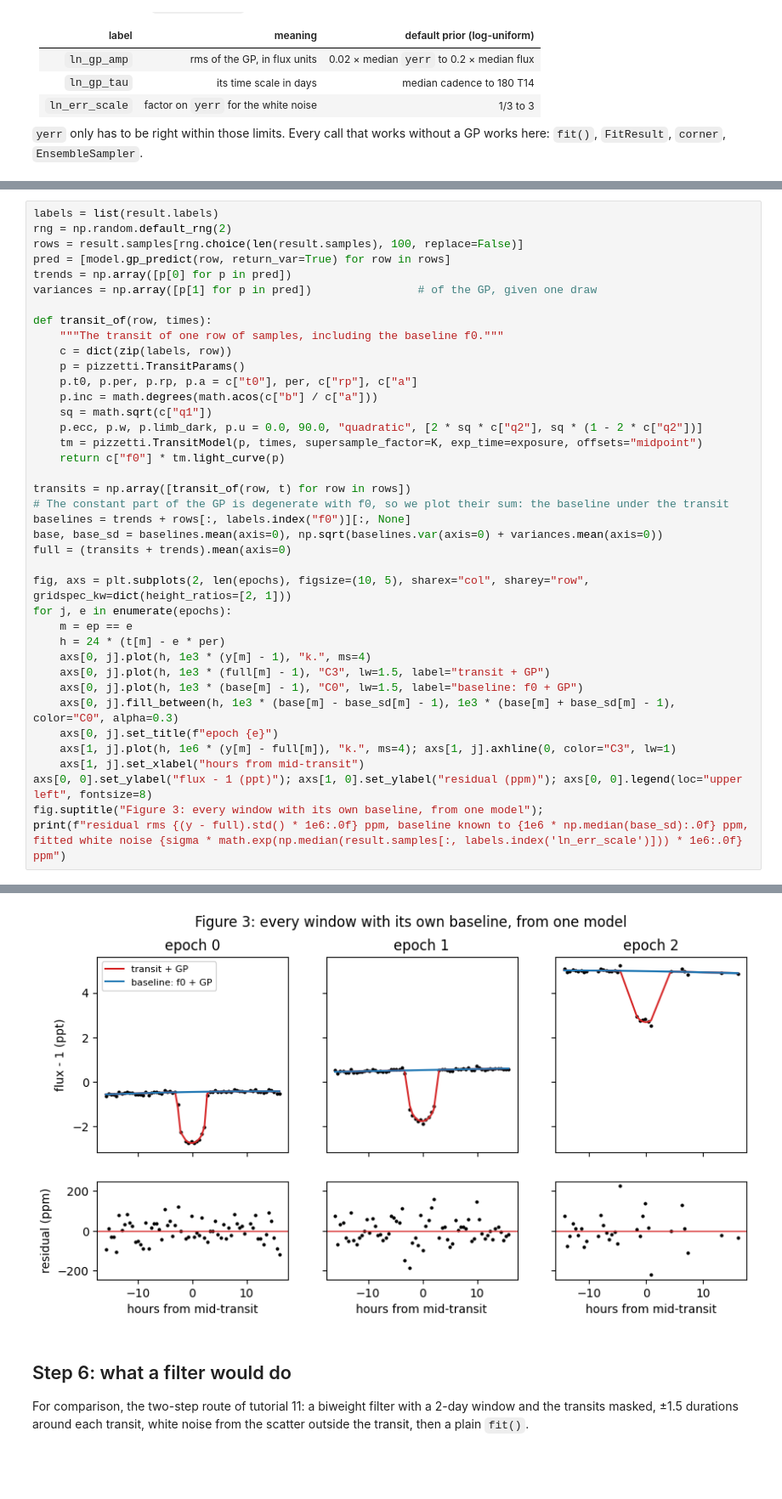
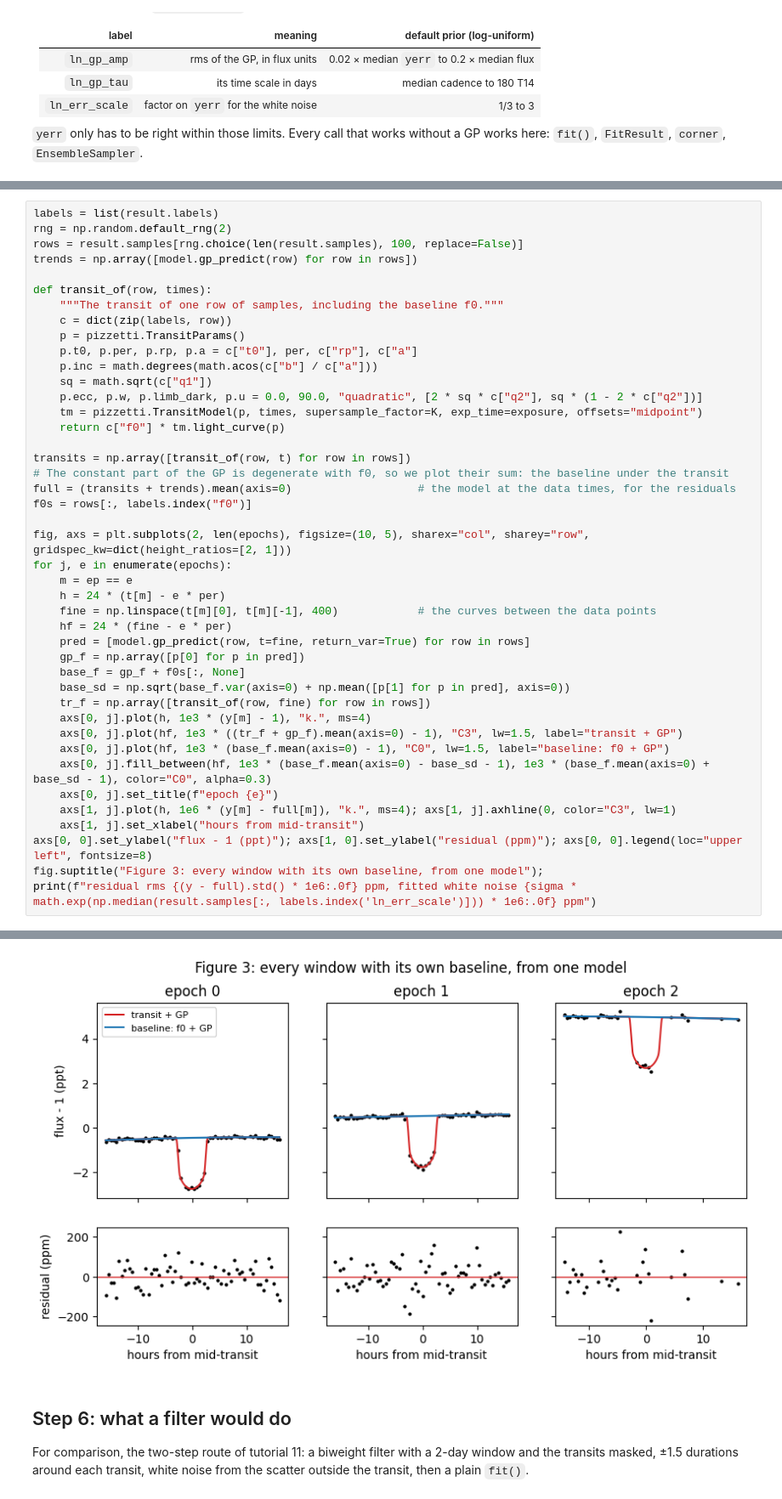
Before and after one commit to hippke/pizzetti, a Jupyter notebook: examples/18_fitting_with_a_gaussian_process.ipynb, the cells around one changed output, grey strips where cells are left out. Shown at 85% size. Cells and saved outputs as stored; diff of their text form; blank space fills up the shorter version.

```diff
--- a/examples/18_fitting_with_a_gaussian_process.ipynb
+++ b/examples/18_fitting_with_a_gaussian_process.ipynb
@@ -160,9 +160,7 @@ f0                 1.001242     0.00323     0.00283
 labels = list(result.labels)
 rng = np.random.default_rng(2)
 rows = result.samples[rng.choice(len(result.samples), 100, replace=False)]
-pred = [model.gp_predict(row, return_var=True) for row in rows]
-trends = np.array([p[0] for p in pred])
-variances = np.array([p[1] for p in pred])                # of the GP, given one draw
+trends = np.array([model.gp_predict(row) for row in rows])
 
 def transit_of(row, times):
     """The transit of one row of samples, including the baseline f0."""
@@ -177,22 +175,28 @@ def transit_of(row, times):
 
 transits = np.array([transit_of(row, t) for row in rows])
 # The constant part of the GP is degenerate with f0, so we plot their sum: the baseline under the transit
-baselines = trends + rows[:, labels.index("f0")][:, None]
-base, base_sd = baselines.mean(axis=0), np.sqrt(baselines.var(axis=0) + variances.mean(axis=0))
-full = (transits + trends).mean(axis=0)
+full = (transits + trends).mean(axis=0)                   # the model at the data times, for the residuals
+f0s = rows[:, labels.index("f0")]
 
 fig, axs = plt.subplots(2, len(epochs), figsize=(10, 5), sharex="col", sharey="row", gridspec_kw=dict(height_ratios=[2, 1]))
 for j, e in enumerate(epochs):
     m = ep == e
     h = 24 * (t[m] - e * per)
+    fine = np.linspace(t[m][0], t[m][-1], 400)            # the curves between the data points
+    hf = 24 * (fine - e * per)
+    pred = [model.gp_predict(row, t=fine, return_var=True) for row in rows]
+    gp_f = np.array([p[0] for p in pred])
+    base_f = gp_f + f0s[:, None]
+    base_sd = np.sqrt(base_f.var(axis=0) + np.mean([p[1] for p in pred], axis=0))
+    tr_f = np.array([transit_of(row, fine) for row in rows])
     axs[0, j].plot(h, 1e3 * (y[m] - 1), "k.", ms=4)
-    axs[0, j].plot(h, 1e3 * (full[m] - 1), "C3", lw=1.5, label="transit + GP")
-    axs[0, j].plot(h, 1e3 * (base[m] - 1), "C0", lw=1.5, label="baseline: f0 + GP")
-    axs[0, j].fill_between(h, 1e3 * (base[m] - base_sd[m] - 1), 1e3 * (base[m] + base_sd[m] - 1), color="C0", alpha=0.3)
+    axs[0, j].plot(hf, 1e3 * ((tr_f + gp_f).mean(axis=0) - 1), "C3", lw=1.5, label="transit + GP")
+    axs[0, j].plot(hf, 1e3 * (base_f.mean(axis=0) - 1), "C0", lw=1.5, label="baseline: f0 + GP")
+    axs[0, j].fill_between(hf, 1e3 * (base_f.mean(axis=0) - base_sd - 1), 1e3 * (base_f.mean(axis=0) + base_sd - 1), color="C0", alpha=0.3)
     axs[0, j].set_title(f"epoch {e}")
     axs[1, j].plot(h, 1e6 * (y[m] - full[m]), "k.", ms=4); axs[1, j].axhline(0, color="C3", lw=1)
     axs[1, j].set_xlabel("hours from mid-transit")
 axs[0, 0].set_ylabel("flux - 1 (ppt)"); axs[1, 0].set_ylabel("residual (ppm)"); axs[0, 0].legend(loc="upper left", fontsize=8)
 fig.suptitle("Figure 3: every window with its own baseline, from one model");
-print(f"residual rms {(y - full).std() * 1e6:.0f} ppm, baseline known to {1e6 * np.median(base_sd):.0f} ppm, fitted white noise {sigma * math.exp(np.median(result.samples[:, labels.index('ln_err_scale')])) * 1e6:.0f} ppm")
+print(f"residual rms {(y - full).std() * 1e6:.0f} ppm, fitted white noise {sigma * math.exp(np.median(result.samples[:, labels.index('ln_err_scale')])) * 1e6:.0f} ppm")
 # %% [output]
@@ -200,4 +204,4 @@ residual rms 64 ppm, baseline known to 14 ppm, fitted white noise 66 ppm
-[figure, old version]
+[figure, new version]
 # %% [markdown]
 ## Step 6: what a filter would do
 
```
Also changed, not shown: parts of 7 cells of this notebook, 4 other files.
